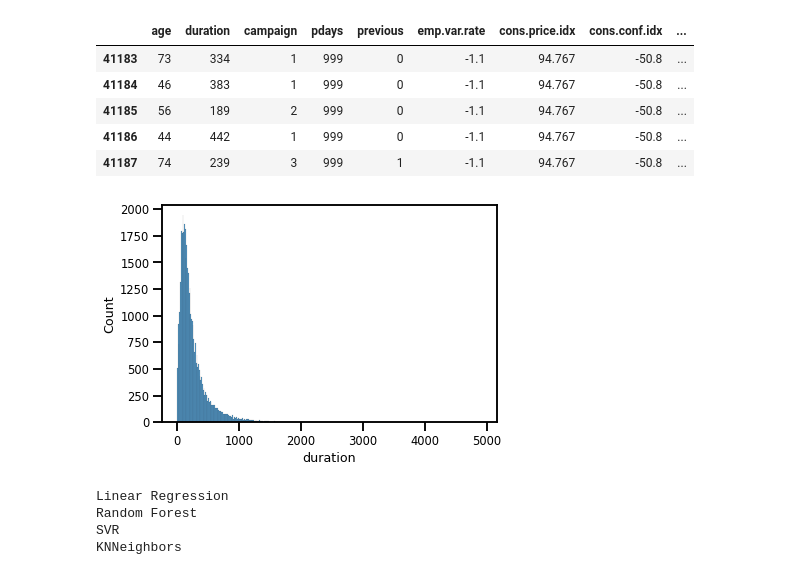
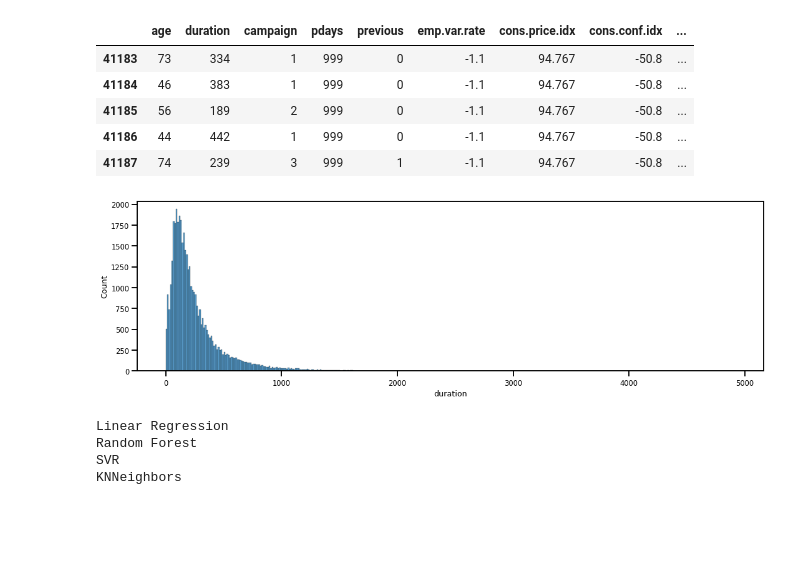
Before and after one commit to tomiambro/ap_automatico, a Jupyter notebook: tp1v2.ipynb, the cells around one changed output. Cells and saved outputs as stored; diff of their text form; code cells hidden in the pictures; blank space fills up the shorter version.

```diff
--- a/tp1v2.ipynb
+++ b/tp1v2.ipynb
@@ -535,10 +535,11 @@ df_one.tail()
 | 41186 | 44 | 442 | 1 | 999 | 0 | -1.1 | 94.767 | -50.8 | ... |
 | 41187 | 74 | 239 | 3 | 999 | 1 | -1.1 | 94.767 | -50.8 | ... |
 # %%
+plt.figure(figsize=(18,5))
 sns.histplot(data=df_r, x='duration')
 plt.show()
 # %% [output]
-[figure, old version]
+[figure, new version]
 # %%
 X = df_one.drop('duration', axis=1)
 y = df_one['duration']
```
Also changed, not shown: parts of 2 cells of this notebook.
